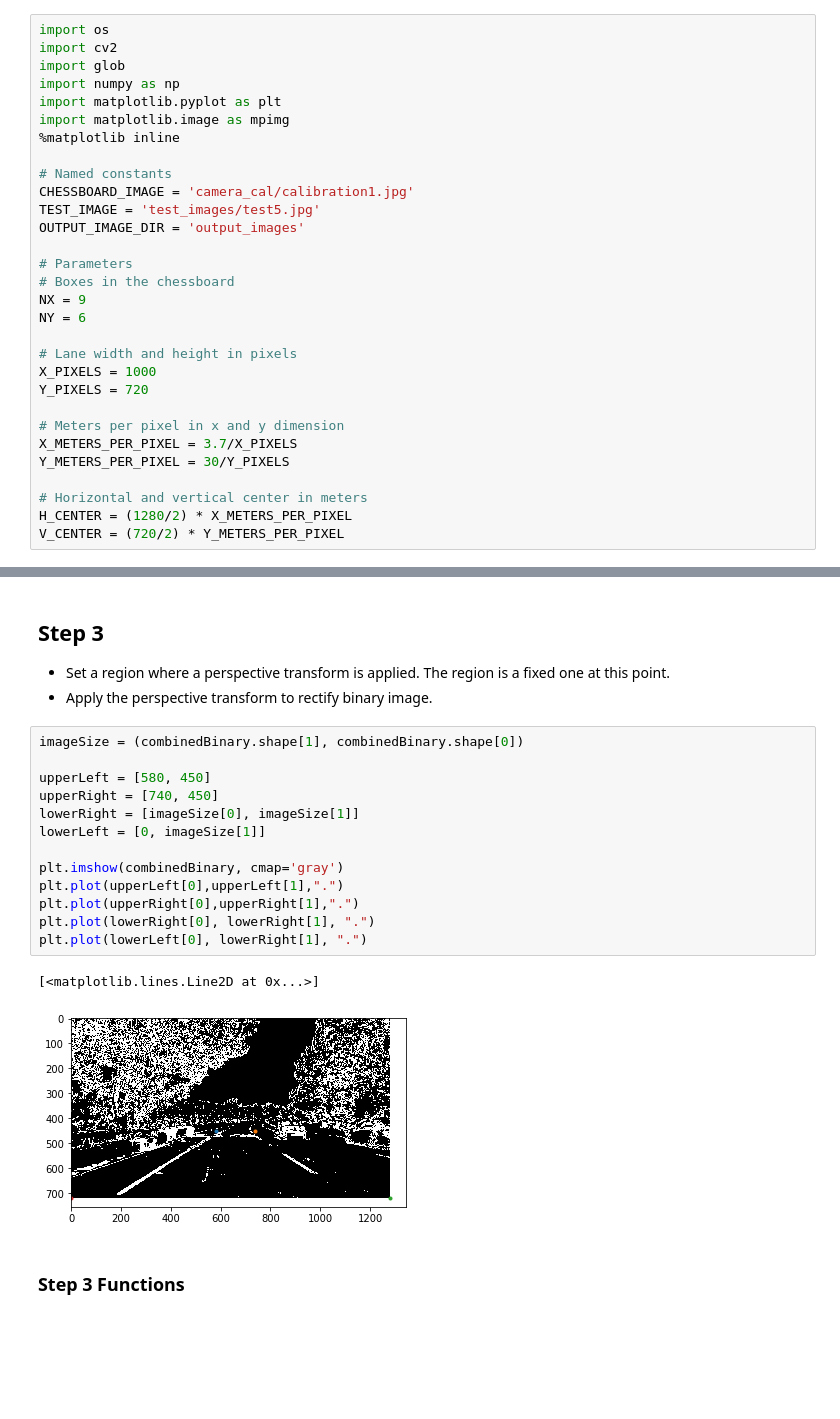
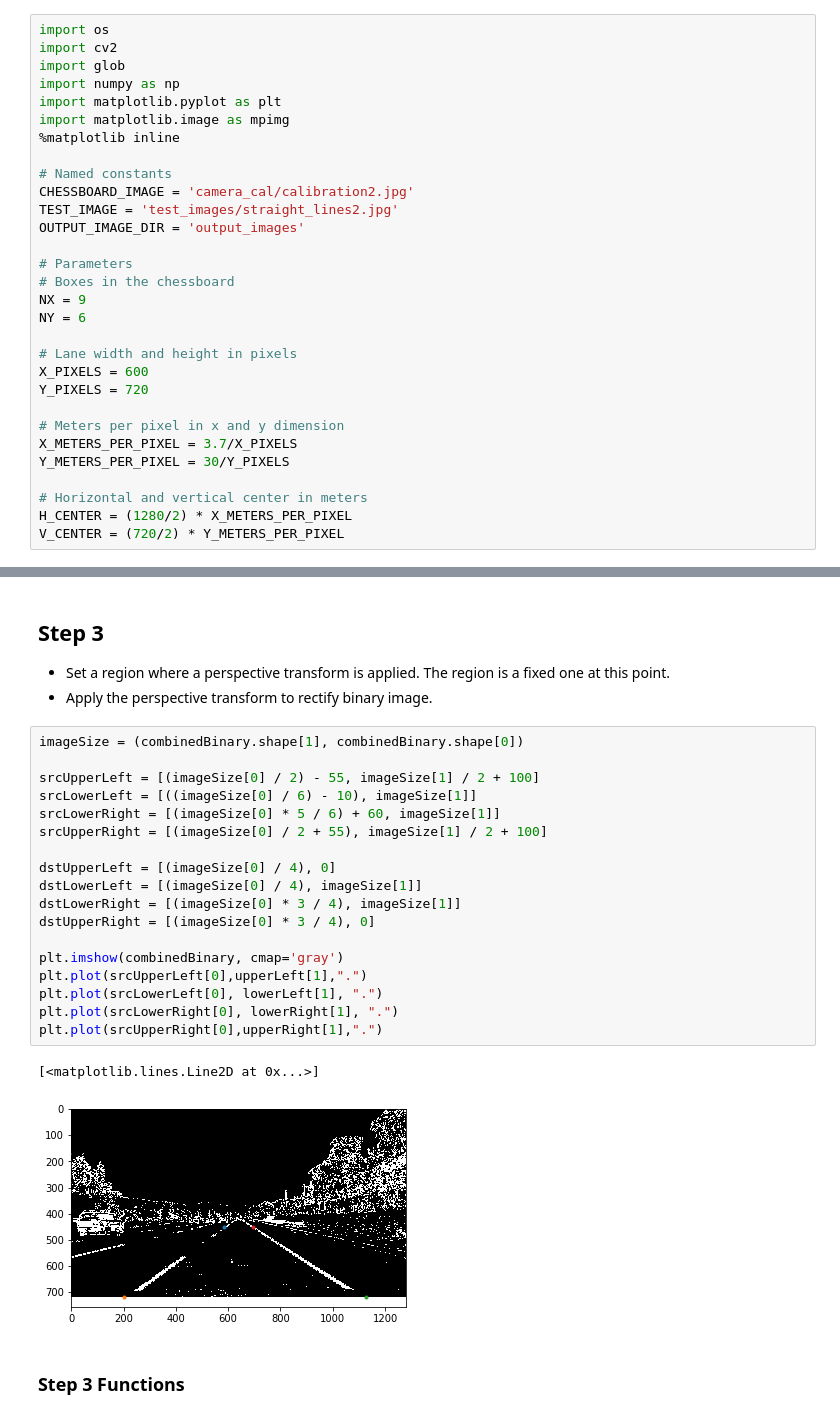
Before and after one commit to mille-printemps/sdc-term1-project4-advanced-lane-finding, a Jupyter notebook: P4.ipynb, the cells around one changed output, grey strips where cells are left out. Drawn from its saved outputs; the diff is of its cells as text; blank space fills up the shorter version.

```diff
--- a/P4.ipynb
+++ b/P4.ipynb
@@ -12,8 +12,8 @@ import matplotlib.image as mpimg
 %matplotlib inline
 
 # Named constants
-CHESSBOARD_IMAGE = 'camera_cal/calibration1.jpg'
-TEST_IMAGE = 'test_images/test5.jpg'
+CHESSBOARD_IMAGE = 'camera_cal/calibration2.jpg'
+TEST_IMAGE = 'test_images/straight_lines2.jpg'
 OUTPUT_IMAGE_DIR = 'output_images'
 
 # Parameters
@@ -22,7 +22,7 @@ NX = 9
 NY = 6
 
 # Lane width and height in pixels
-X_PIXELS = 1000
+X_PIXELS = 600
 Y_PIXELS = 720
 
 # Meters per pixel in x and y dimension
@@ -165,19 +165,24 @@ fig.savefig(os.path.join(OUTPUT_IMAGE_DIR, 'binary.jpg'))
 # %%
 imageSize = (combinedBinary.shape[1], combinedBinary.shape[0])
 
-upperLeft = [580, 450]
-upperRight = [740, 450]
-lowerRight = [imageSize[0], imageSize[1]]
-lowerLeft = [0, imageSize[1]]
+srcUpperLeft = [(imageSize[0] / 2) - 55, imageSize[1] / 2 + 100]
+srcLowerLeft = [((imageSize[0] / 6) - 10), imageSize[1]]
+srcLowerRight = [(imageSize[0] * 5 / 6) + 60, imageSize[1]]
+srcUpperRight = [(imageSize[0] / 2 + 55), imageSize[1] / 2 + 100]
+
+dstUpperLeft = [(imageSize[0] / 4), 0]
+dstLowerLeft = [(imageSize[0] / 4), imageSize[1]]
+dstLowerRight = [(imageSize[0] * 3 / 4), imageSize[1]]
+dstUpperRight = [(imageSize[0] * 3 / 4), 0]
 
 plt.imshow(combinedBinary, cmap='gray')
-plt.plot(upperLeft[0],upperLeft[1],".")
-plt.plot(upperRight[0],upperRight[1],".")
-plt.plot(lowerRight[0], lowerRight[1], ".")
-plt.plot(lowerLeft[0], lowerRight[1], ".")
+plt.plot(srcUpperLeft[0],upperLeft[1],".")
+plt.plot(srcLowerLeft[0], lowerLeft[1], ".")
+plt.plot(srcLowerRight[0], lowerRight[1], ".")
+plt.plot(srcUpperRight[0],upperRight[1],".")
 # %% [output]
 [<matplotlib.lines.Line2D at 0x...>]
-[figure, old version]
+[figure, new version]
 # %% [markdown]
 ### Step 3 Functions
 # %%
```
Also changed, not shown: parts of 10 cells of this notebook, 7 other files.
